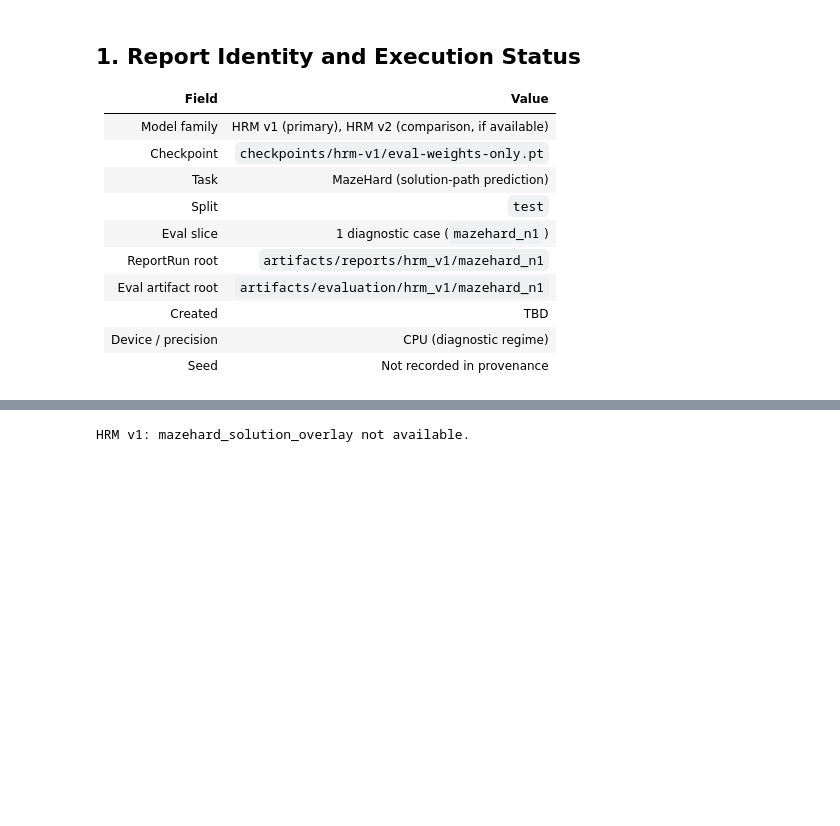
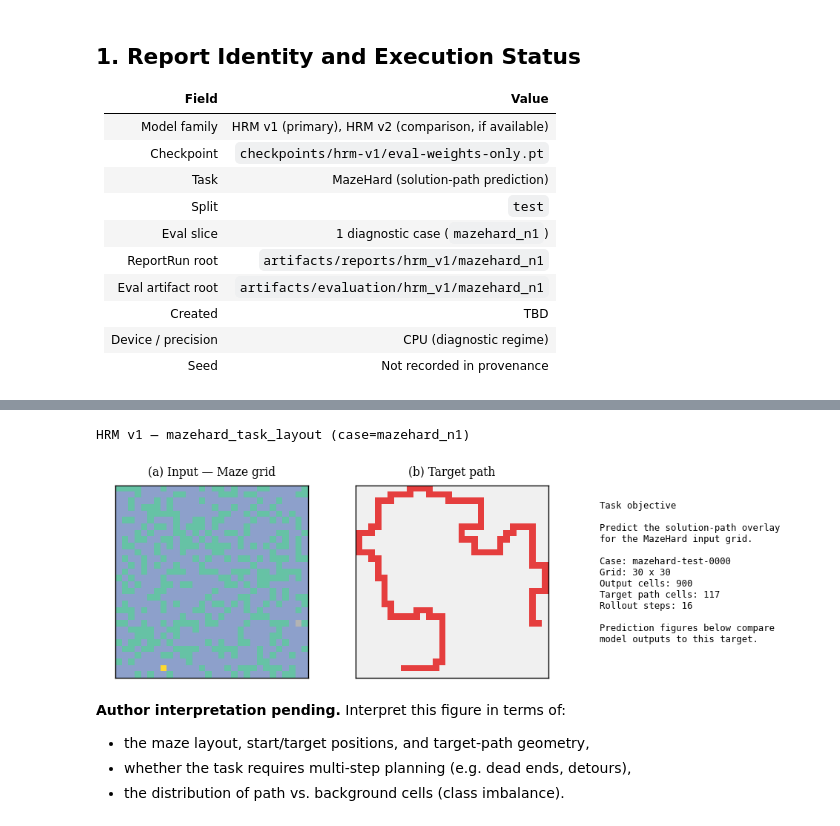
Before and after one commit to BorjaEst/ehc-sn, a Jupyter notebook: notebooks/02_working_memory_report.ipynb, the cells around one changed output, grey strips where cells are left out. Saved outputs shown, nothing was run; the diff lists cells and outputs as text; code cells hidden in the pictures; blank space fills up the shorter version.

```diff
--- a/notebooks/02_working_memory_report.ipynb
+++ b/notebooks/02_working_memory_report.ipynb
@@ -289,15 +245,20 @@ latent-dynamics analysis in §§8–9.
 # %%
-# --- Final solution overlay
+# --- Task layout
 for label, report in [("HRM v1", hrm_v1_report)]:
-    entry = report.figure_entry(
-        "mazehard_solution_overlay", preferred_format="png"
-    )
+    entry = report.figure_entry("mazehard_task_layout", preferred_format="png")
     if entry:
         abs_path = report.root / entry.path
         print(f"{label} — {entry.figure_id} (case={entry.regime_id})")
         display(Image(filename=str(abs_path)))
     else:
-        print(f"{label}: mazehard_solution_overlay not available.")
+        print(f"{label}: mazehard_task_layout not available.")
     print()
 # %% [output]
-HRM v1: mazehard_solution_overlay not available.
+HRM v1 — mazehard_task_layout (case=mazehard_n1)
+[figure, added]
+# %% [markdown]
+**Author interpretation pending.**
+Interpret this figure in terms of:
+- the maze layout, start/target positions, and target-path geometry,
+- whether the task requires multi-step planning (e.g. dead ends, detours),
+- the distribution of path vs. background cells (class imbalance).
```
Also changed, not shown: parts of 40 cells of this notebook, 1 other file.
